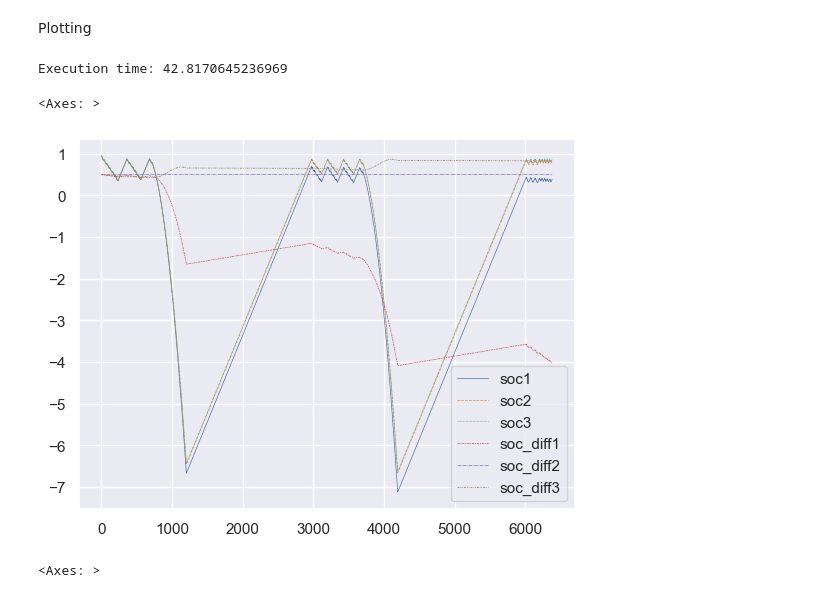
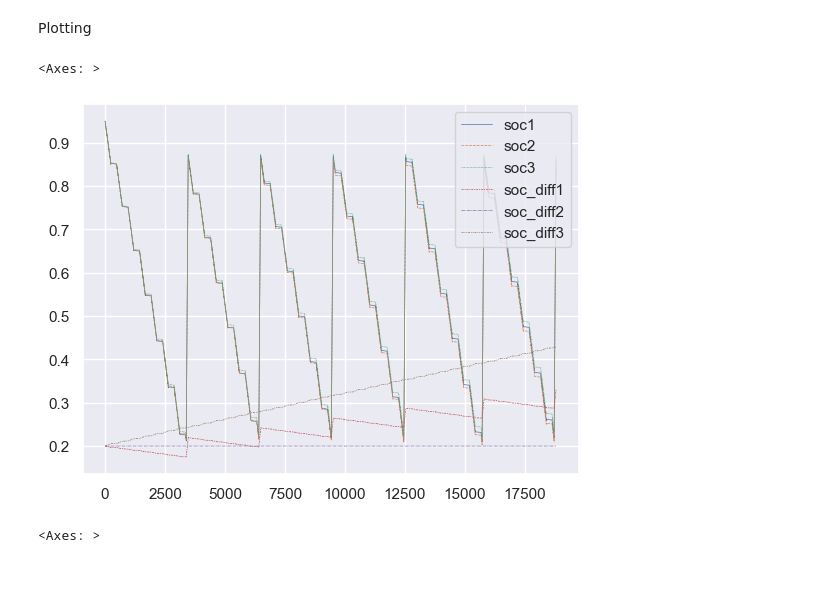
Before and after one commit to giomazzolo/rl_balancing, a Jupyter notebook: cell_simulation/interface.ipynb, the cells around one changed output. Saved outputs shown, nothing was run; the diff lists cells and outputs as text; code cells hidden in the pictures.

```diff
--- a/cell_simulation/interface.ipynb
+++ b/cell_simulation/interface.ipynb
@@ -313,8 +10,31 @@ def startSim(numCells, cycles, sampleFactor):
+# %%
+import SimCellPack as scp
+
+cellModel = scp.SimCellPack(cellModel="P14", numCells = 3, simCycles = 6, seed = 1, profile = "nycc", balancing = "passive", getSOCsWhen = "all", sampleFactor = 30, utilization = [2,2])
+
+cellModel.startSim()
+
+feedback = [int(cellModel.balancing=="active")]*cellModel.numCells
+data = []
+
+code = 1
+# Code coding: 0 - simulation waiting, 1 - discharging, 2 - charging, 3 - resting, >= 4 - unassingned
+while code > 0:
+    code, state = cellModel.getSimStep()
+    data.append(state)
+
+    if code > 0:
+        cellModel.sendSimFeedback(feedback)
+
+# cellModel.resetSim()
+
+# code = 1
+# while code == 1:
+#     code, state = cellModel.getSimStep()
+#     data.append(state)
+#     if code == 1:
+#         cellModel.sendSimFeedback(feedback)
+
+cellModel.stopSim()
 # %% [markdown]
 Plotting
-# %%
-
-
-data=startSim(numCells = 3, cycles = 20, sampleFactor = 15)
-# %% [output]
-Execution time: 42.8170645236969
@@ -358,28 +41,34 @@ while code > 0:
 # %%
 import seaborn as sns
 import pandas as pd
 
 
 d = data[:]
 
 data_dict = {}
 
+minSocIndex = 0
+minVal = 1
+
 for i in range(len(d[0])):
     soc = [item[i] for item in d]
+    if min(soc) < minVal:
+        minVal = min(soc)
+        minSocIndex = i
     data_dict['soc'+str(i+1)] = soc
 
 for i in range(len(d[0])):
-    socdff = [(item[i]-item[1])*10+0.5 for item in d]
+    socdff = [(item[i]-item[minSocIndex])*10+0.2 for item in d]
     data_dict['soc_diff'+str(i+1)] = socdff
 
 
 df = pd.DataFrame(data_dict)
 
 sns.set_theme()
 sns.lineplot(data=df, linewidth = 0.5)
 # %% [output]
 <Axes: >
-[figure, old version]
+[figure, new version]
 # %%
 import seaborn as sns
 import pandas as pd
```
Also changed, not shown: parts of 16 cells of this notebook, 2 other files.
